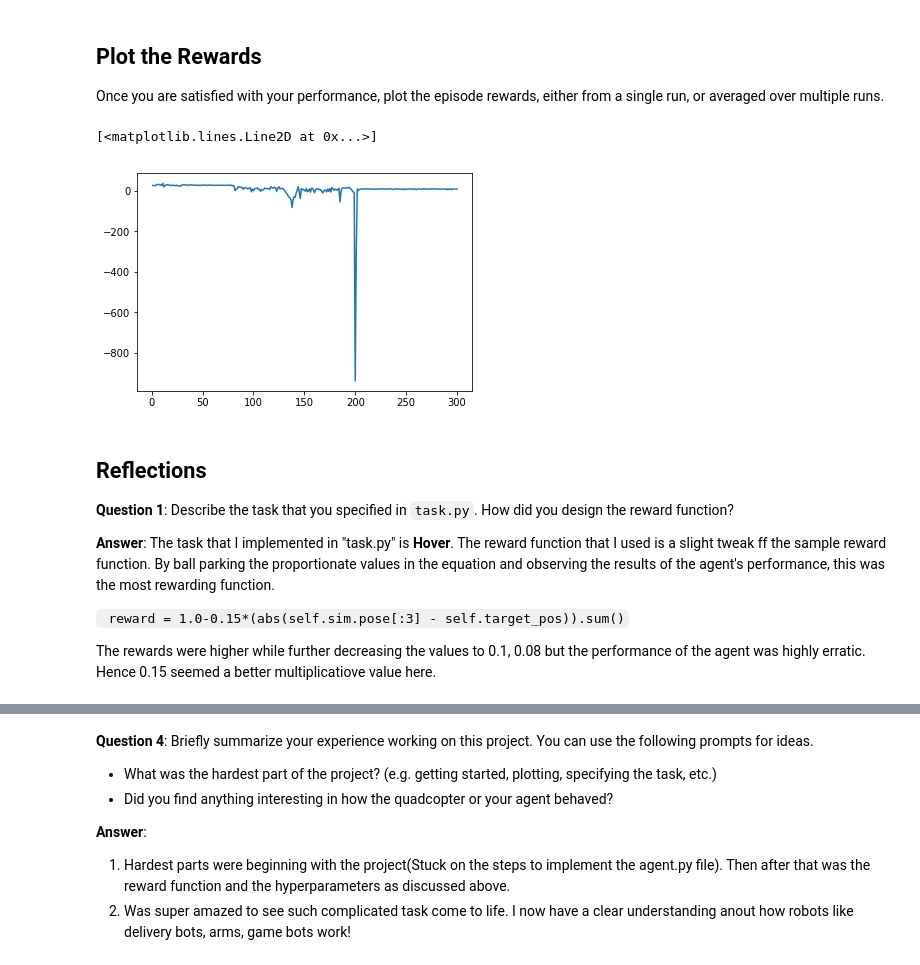
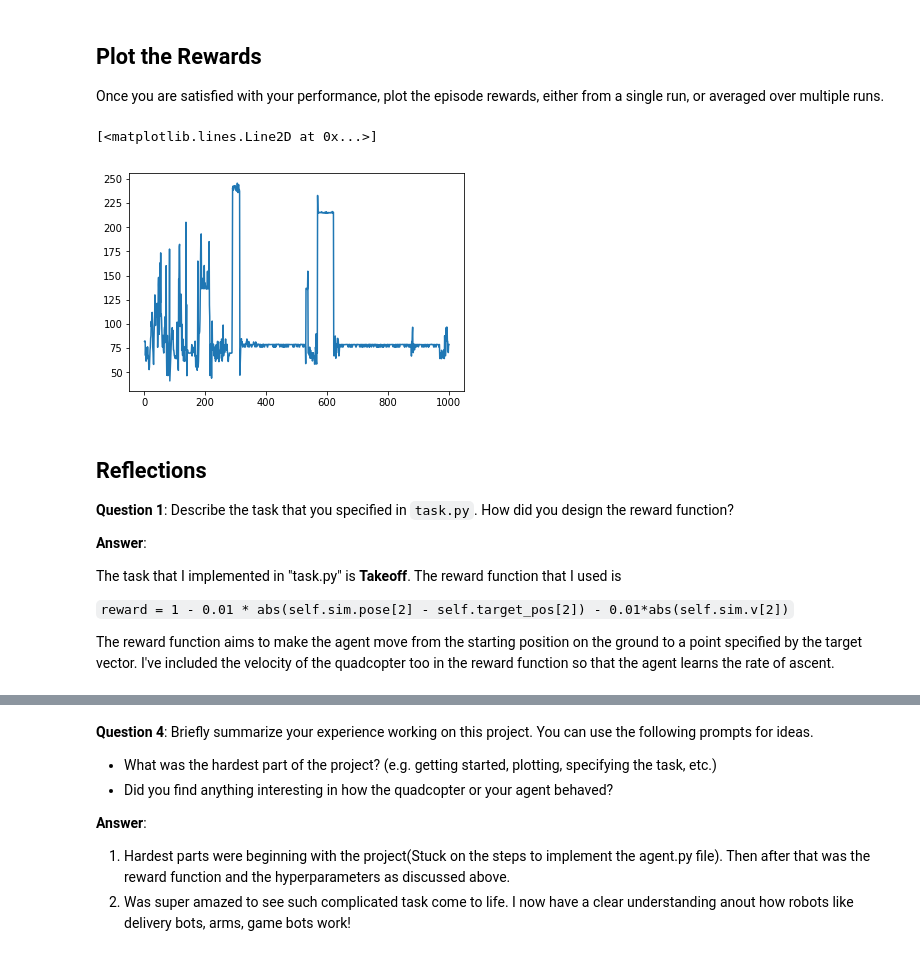
Before and after one commit to abinesh1/rl-quadcopter, a Jupyter notebook: Quadcopter_Project.ipynb, the cells around one changed output, grey strips where cells are left out. Saved outputs shown, nothing was run; the diff lists cells and outputs as text; code cells hidden in the pictures.

````diff
--- a/Quadcopter_Project.ipynb
+++ b/Quadcopter_Project.ipynb
@@ -226,16 +225,18 @@ import matplotlib.pyplot as plt
 
 # Modify the values below to give the quadcopter a different starting position.
 runtime = 5.                                     # time limit of the episode
-init_pose = np.array([2., 3., 10., 0., 0., 0.])  # initial pose
+init_pose = np.array([0., 0., 0., 0., 0., 0.])  # initial pose
 init_velocities = np.array([0., 0., 0.])         # initial velocities
 init_angle_velocities = np.array([0., 0., 0.])   # initial angle velocities
 file_output = 'rewards.txt'                      # file name for saved results
 
-num_episodes = 300
+num_episodes = 1000
 target_pos = np.array([0., 0., 10.])
 task = Task(target_pos=target_pos)
 agent = DDPG(task)
 
+labels = ['episode', 'rewards_total']
+results = {x : [] for x in labels}
 
 with open(file_output, 'w') as csvfile:
     writer = csv.writer(csvfile)
@@ -244,17 +245,22 @@ with open(file_output, 'w') as csvfile:
     for i_episode in range(1, num_episodes+1):
         state = agent.reset_episode() # start a new episode
         total_reward = 0
+        #if i_episode%100==0:
+        #        plt.plot(results['episode'], results['total_reward'])
         while True:
             action = agent.act(state)
             next_state, reward, done = task.step(action)
+            #print(reward)
             total_reward += reward
             if total_reward > best_total_reward:
                 best_total_reward = total_reward
             agent.step(action, reward, next_state, done)
             state = next_state
-            if i_episode%100==0:
-                plt.plot(results['episode'], results['total_reward'])
             if done:
+                write = [i_episode] + [total_reward]
+                for y in range(len(labels)):
+                    results[labels[y]].append(write[y])
+                writer.writerow(write)
                 print("\rEpisode = {:4d}, total_reward = {:7.3f} (best = {:7.3f})".format(
                     i_episode, total_reward, best_total_reward), end="")
                 break
@@ -267,25 +272,25 @@ Episode =  300, total_reward =   7.746 (best =  42.842))
 
 Once you are satisfied with your performance, plot the episode rewards, either from a single run, or averaged over multiple runs.
 # %%
-## TODO: Plot the rewards.
-
 import matplotlib.pyplot as plt
 %matplotlib inline
 
-plt.plot(results['episode'], results['total_reward'])
+plt.plot(results['episode'], results['rewards_total'])
 # %% [output]
 [<matplotlib.lines.Line2D at 0x...>]
-[figure, old version]
+[figure, new version]
 # %% [markdown]
 ## Reflections
 
 **Question 1**: Describe the task that you specified in `task.py`.  How did you design the reward function?
 
-**Answer**: The task that I implemented in "task.py" is **Hover**. The reward function that I used is a slight tweak ff the sample reward function. By ball parking the proportionate values in the equation and observing the results of the agent's performance, this was the most rewarding function.
+**Answer**:
 
-``` reward = 1.0-0.15*(abs(self.sim.pose[:3] - self.target_pos)).sum()```
+The task that I implemented in "task.py" is **Takeoff**. The reward function that I used is
 
-The rewards were higher while further decreasing the values to 0.1, 0.08 but the performance of the agent was highly erratic. Hence 0.15 seemed a better multiplicatiove value here.
+``reward = 1 - 0.01 * abs(self.sim.pose[2] - self.target_pos[2]) - 0.01*abs(self.sim.v[2])``
+
+The reward function aims to make the agent move from the starting position on the ground to a point specified by the target vector. I've included the velocity of the quadcopter too in the reward function so that the agent learns the rate of ascent.
 # %% [markdown]
 **Question 2**: Discuss your agent briefly, using the following questions as a guide:
 
````
Also changed, not shown: parts of 10 cells of this notebook, 6 other files.
